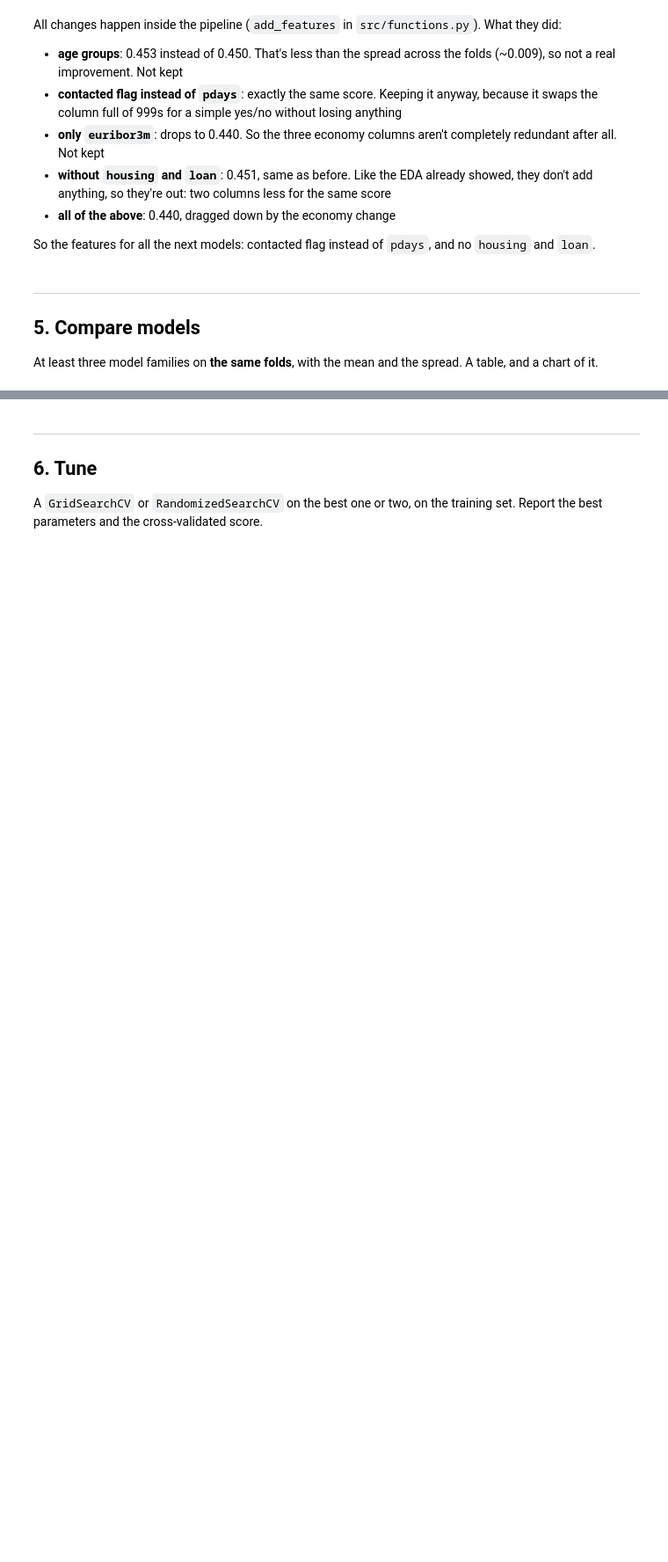
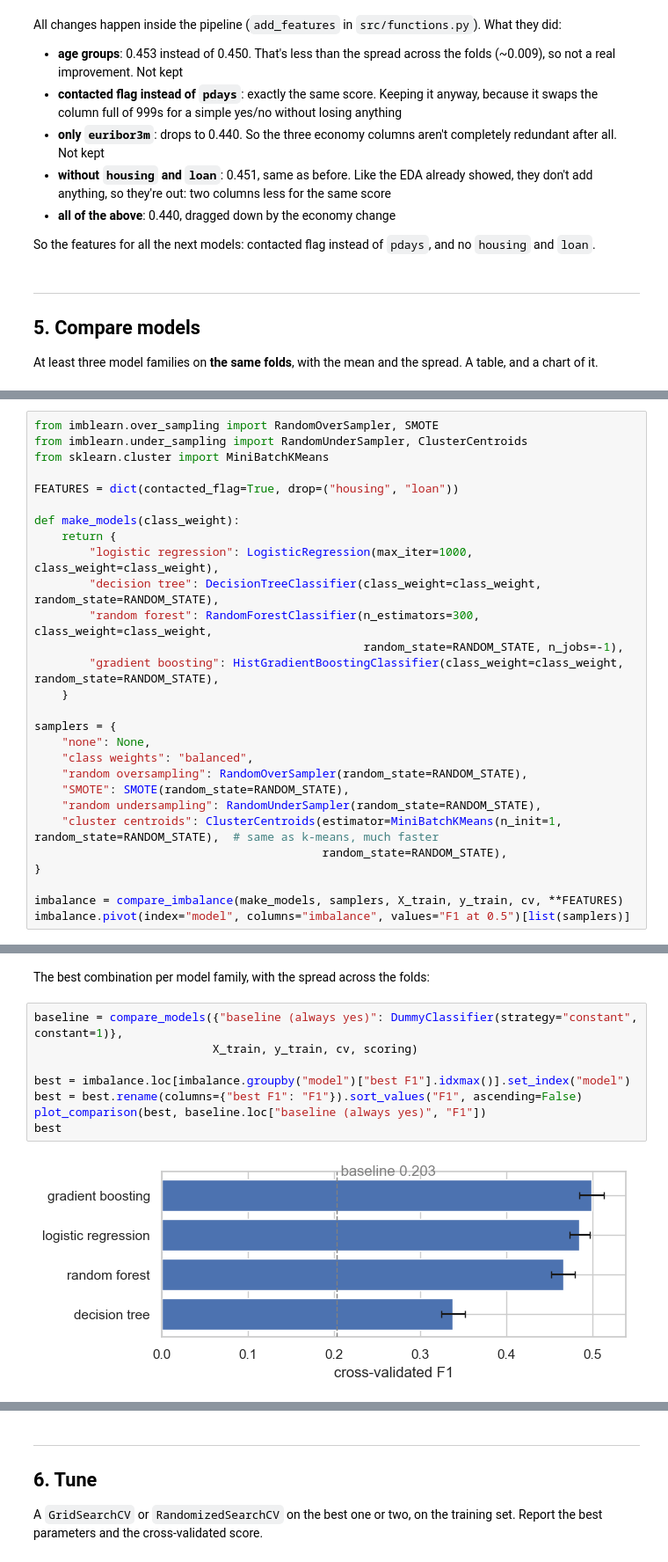
Before and after one commit to TamimWahage/project-2-ml, a Jupyter notebook: notebooks/02_pipelines_and_models.ipynb, the cells around one changed output, grey strips where cells are left out. Shown at 88% size. Cells and saved outputs as stored; diff of their text form; blank space fills up the shorter version.

Commit message:
Adjusting imbalance measueres

```diff
--- a/notebooks/02_pipelines_and_models.ipynb
+++ b/notebooks/02_pipelines_and_models.ipynb
@@ -195,0 +167,28 @@ So I tune the two best ones: gradient boosting and logistic regression, both bal
+# %%
+from imblearn.over_sampling import RandomOverSampler, SMOTE
+from imblearn.under_sampling import RandomUnderSampler, ClusterCentroids
+from sklearn.cluster import MiniBatchKMeans
+
+FEATURES = dict(contacted_flag=True, drop=("housing", "loan"))
+
+def make_models(class_weight):
+    return {
+        "logistic regression": LogisticRegression(max_iter=1000, class_weight=class_weight),
+        "decision tree": DecisionTreeClassifier(class_weight=class_weight, random_state=RANDOM_STATE),
+        "random forest": RandomForestClassifier(n_estimators=300, class_weight=class_weight,
+                                                random_state=RANDOM_STATE, n_jobs=-1),
+        "gradient boosting": HistGradientBoostingClassifier(class_weight=class_weight, random_state=RANDOM_STATE),
+    }
+
+samplers = {
+    "none": None,
+    "class weights": "balanced",
+    "random oversampling": RandomOverSampler(random_state=RANDOM_STATE),
+    "SMOTE": SMOTE(random_state=RANDOM_STATE),
+    "random undersampling": RandomUnderSampler(random_state=RANDOM_STATE),
+    "cluster centroids": ClusterCentroids(estimator=MiniBatchKMeans(n_init=1, random_state=RANDOM_STATE),  # same as k-means, much faster
+                                          random_state=RANDOM_STATE),
+}
+
+imbalance = compare_imbalance(make_models, samplers, X_train, y_train, cv, **FEATURES)
+imbalance.pivot(index="model", columns="imbalance", values="F1 at 0.5")[list(samplers)]
@@ -195,0 +213,12 @@ So I tune the two best ones: gradient boosting and logistic regression, both bal
+# %% [markdown]
+The best combination per model family, with the spread across the folds:
+# %%
+baseline = compare_models({"baseline (always yes)": DummyClassifier(strategy="constant", constant=1)},
+                          X_train, y_train, cv, scoring)
+
+best = imbalance.loc[imbalance.groupby("model")["best F1"].idxmax()].set_index("model")
+best = best.rename(columns={"best F1": "F1"}).sort_values("F1", ascending=False)
+plot_comparison(best, baseline.loc["baseline (always yes)", "F1"])
+best
+# %% [output]
+[figure, added]
```
Also changed, not shown: parts of 17 cells of this notebook, 4 other files.
